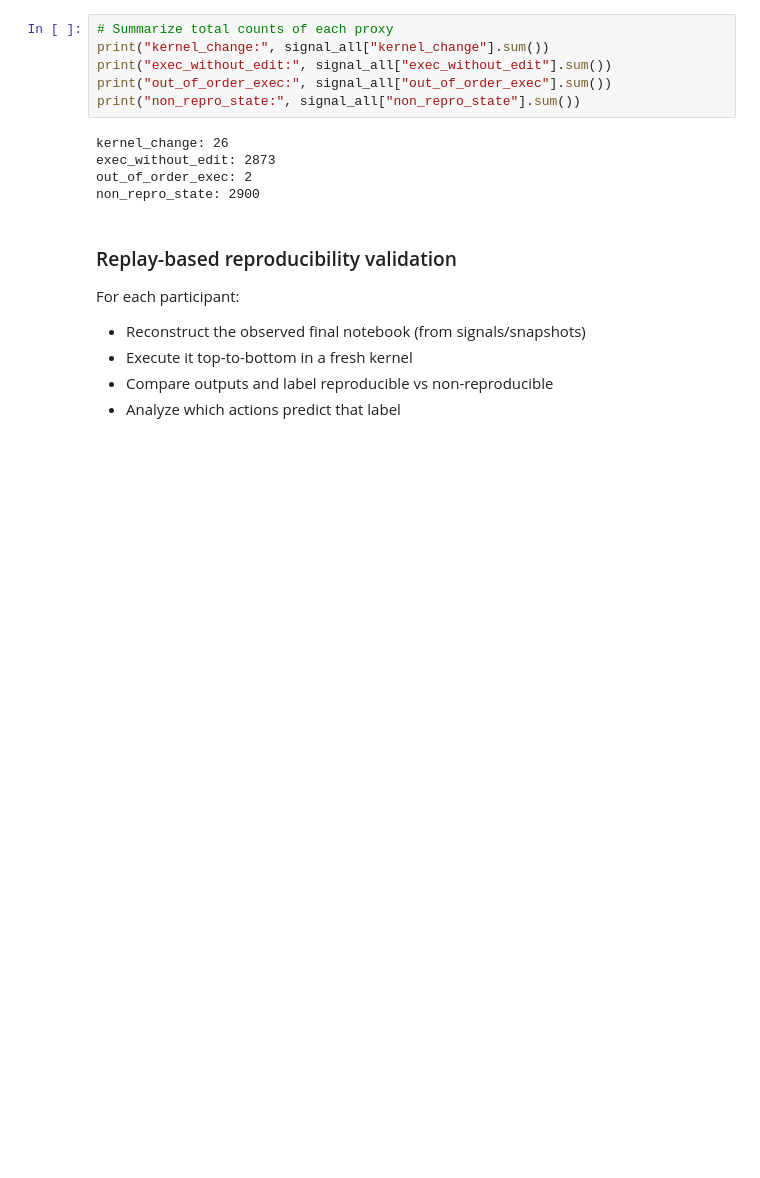
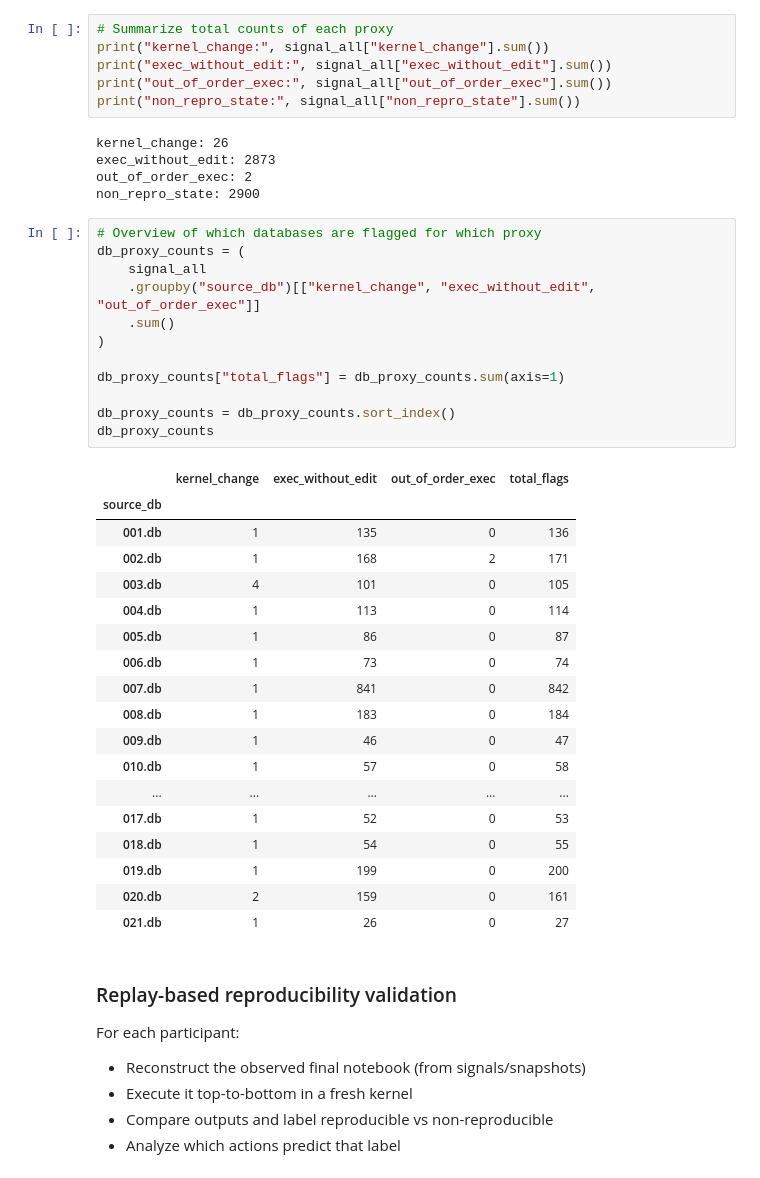
Before and after one commit to klmoviat/AnalysisNotebookUsage, a Jupyter notebook: rq1.ipynb, the cells around one changed output. Cells and saved outputs as stored; diff of their text form; blank space fills up the shorter version.

Commit message:
Added to execution function for db 9, plus added overview of proxies found for first method

```diff
--- a/rq1.ipynb
+++ b/rq1.ipynb
@@ -132,6 +132,37 @@ kernel_change: 26
 exec_without_edit: 2873
 out_of_order_exec: 2
 non_repro_state: 2900
+# %%
+# Overview of which databases are flagged for which proxy
+db_proxy_counts = (
+    signal_all
+    .groupby("source_db")[["kernel_change", "exec_without_edit", "out_of_order_exec"]]
+    .sum()
+)
+
+db_proxy_counts["total_flags"] = db_proxy_counts.sum(axis=1)
+
+db_proxy_counts = db_proxy_counts.sort_index()
+db_proxy_counts
+# %% [output]
+|  | kernel_change | exec_without_edit | out_of_order_exec | total_flags |
+| source_db |  |  |  |  |
+| 001.db | 1 | 135 | 0 | 136 |
+| 002.db | 1 | 168 | 2 | 171 |
+| 003.db | 4 | 101 | 0 | 105 |
+| 004.db | 1 | 113 | 0 | 114 |
+| 005.db | 1 | 86 | 0 | 87 |
+| 006.db | 1 | 73 | 0 | 74 |
+| 007.db | 1 | 841 | 0 | 842 |
+| 008.db | 1 | 183 | 0 | 184 |
+| 009.db | 1 | 46 | 0 | 47 |
+| 010.db | 1 | 57 | 0 | 58 |
+| ... | ... | ... | ... | ... |
+| 017.db | 1 | 52 | 0 | 53 |
+| 018.db | 1 | 54 | 0 | 55 |
+| 019.db | 1 | 199 | 0 | 200 |
+| 020.db | 2 | 159 | 0 | 161 |
+| 021.db | 1 | 26 | 0 | 27 |
 # %% [markdown]
 ###  Replay-based reproducibility validation
 For each participant:
```
Also changed, not shown: parts of 15 cells of this notebook.
